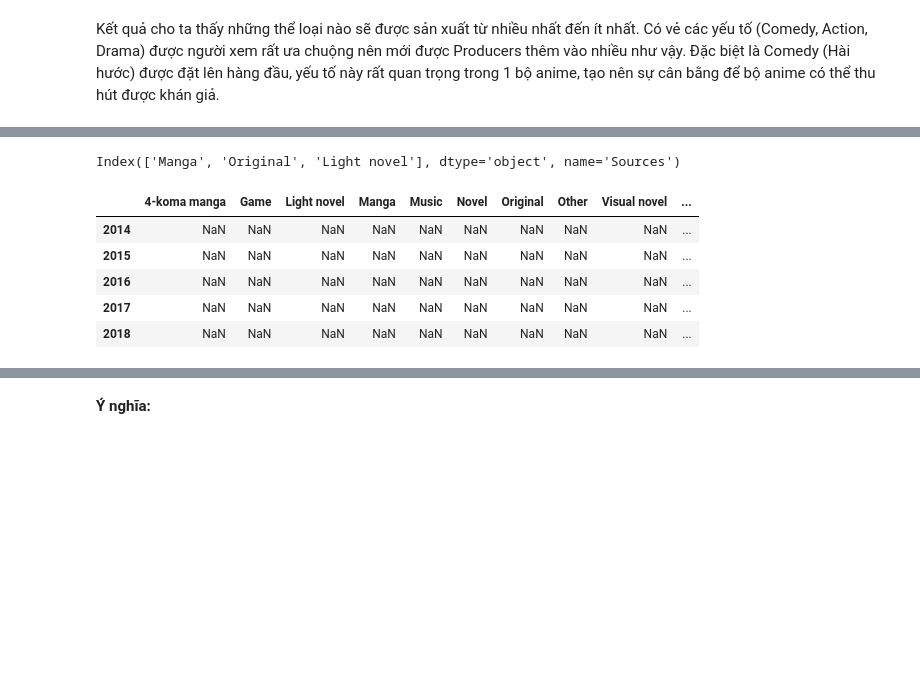
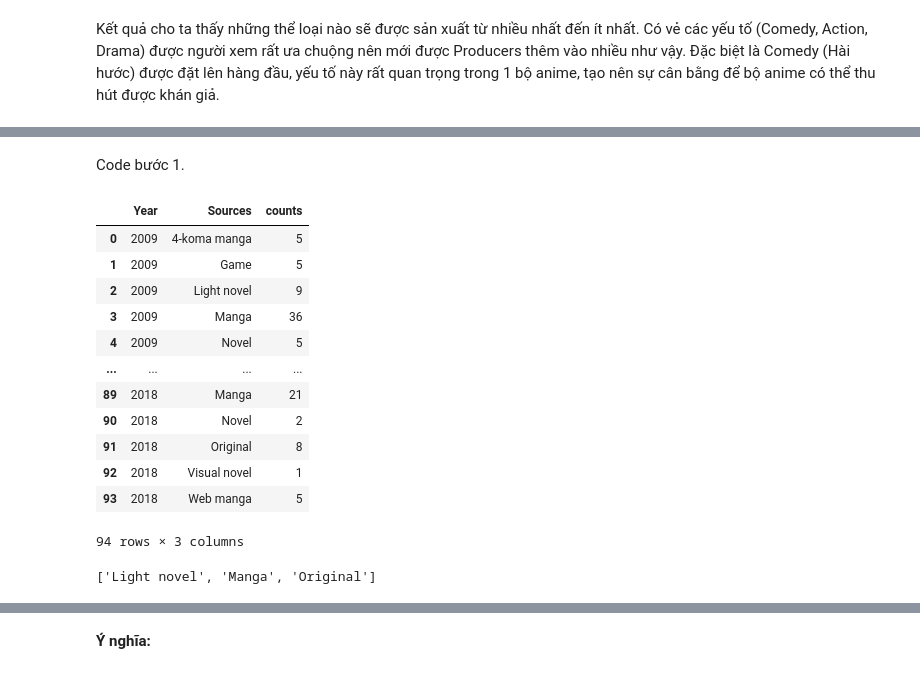
Before and after one commit to jekkyboy/LT-KHDL, a Jupyter notebook: 1712262-NguyenTruongAn.ipynb, the cells around one changed output, grey strips where cells are left out. Drawn from its saved outputs; the diff is of its cells as text; code cells hidden in the pictures; blank space fills up the shorter version.

```diff
--- a/1712262-NguyenTruongAn.ipynb
+++ b/1712262-NguyenTruongAn.ipynb
@@ -361,22 +363,29 @@ Kết quả được lưu vào dataframe `num_animes_each_source`; với 3 cột
+# %% [markdown]
+Code bước 1.
 # %%
-five_recent_years = anime_df[anime_df.Year > anime_df.Year.max()-5]
-num_animes_each_source = five_recent_years.groupby(["Year","Sources"])["Title"].agg("count").reset_index(name='counts')
+# Groupby theo Year và Sources
+ten_recent_years = anime_df[anime_df.Year > anime_df.Year.max()-10]
+num_animes_each_source = ten_recent_years.groupby(["Year","Sources"])["Title"].agg("count").reset_index(name='counts')
 num_animes_each_source.Year=num_animes_each_source.Year.astype(int)
-three_popular_sources = num_animes_each_source.groupby("Sources")["counts"].agg("sum").sort_values(ascending=False)[:3]
-three_popular_sources.index
+num_animes_each_source
 # %% [output]
+|  | Year | Sources | counts |
+| 0 | 2009 | 4-koma manga | 5 |
+| 1 | 2009 | Game | 5 |
+| 2 | 2009 | Light novel | 9 |
+| 3 | 2009 | Manga | 36 |
+| 4 | 2009 | Novel | 5 |
+| ... | ... | ... | ... |
+| 89 | 2018 | Manga | 21 |
+| 90 | 2018 | Novel | 2 |
+| 91 | 2018 | Original | 8 |
+| 92 | 2018 | Visual novel | 1 |
+| 93 | 2018 | Web manga | 5 |
-Index(['Manga', 'Original', 'Light novel'], dtype='object', name='Sources')
+94 rows × 3 columns
-# %%
-df=num_animes_each_source
-from collections import Counter
-Counter(df.Year)
-df.Sources.unique()
-a=pd.DataFrame(columns=df.Sources.unique(), index=range(2014,2019))
-a
-# %% [output]
-|  | 4-koma manga | Game | Light novel | Manga | Music | Novel | Original | Other | Visual novel | ... |
-| 2014 | NaN | NaN | NaN | NaN | NaN | NaN | NaN | NaN | NaN | ... |
-| 2015 | NaN | NaN | NaN | NaN | NaN | NaN | NaN | NaN | NaN | ... |
-| 2016 | NaN | NaN | NaN | NaN | NaN | NaN | NaN | NaN | NaN | ... |
-| 2017 | NaN | NaN | NaN | NaN | NaN | NaN | NaN | NaN | NaN | ... |
-| 2018 | NaN | NaN | NaN | NaN | NaN | NaN | NaN | NaN | NaN | ... |
+# %%
+# Lấy ra 3 nguồn (Sources) tốt nhất.
+three_best_sources = num_animes_each_source.groupby("Sources")["counts"].agg("sum").sort_values(ascending=False)[:3]
+three_best_sources = sorted(three_best_sources.index)
+three_best_sources
+# %% [output]
+['Light novel', 'Manga', 'Original']
```
Also changed, not shown: parts of 9 cells of this notebook.
